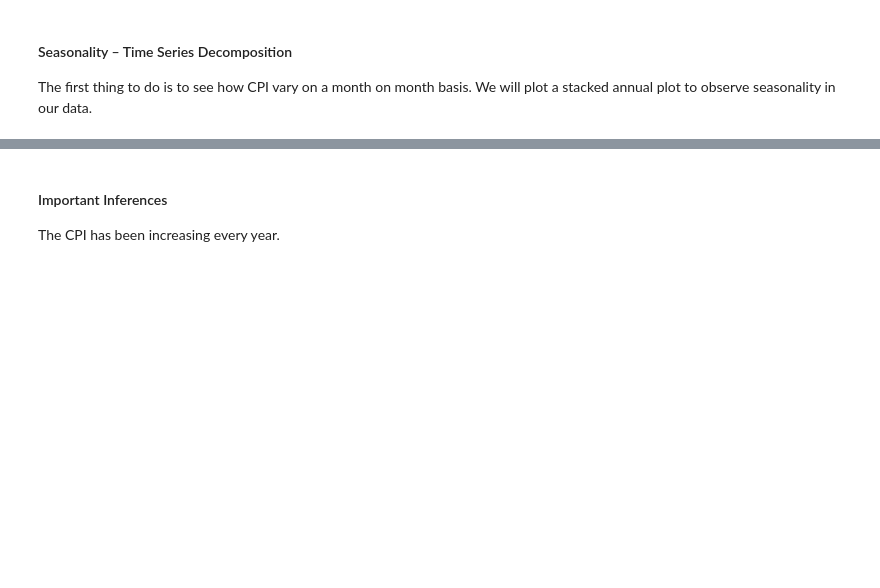
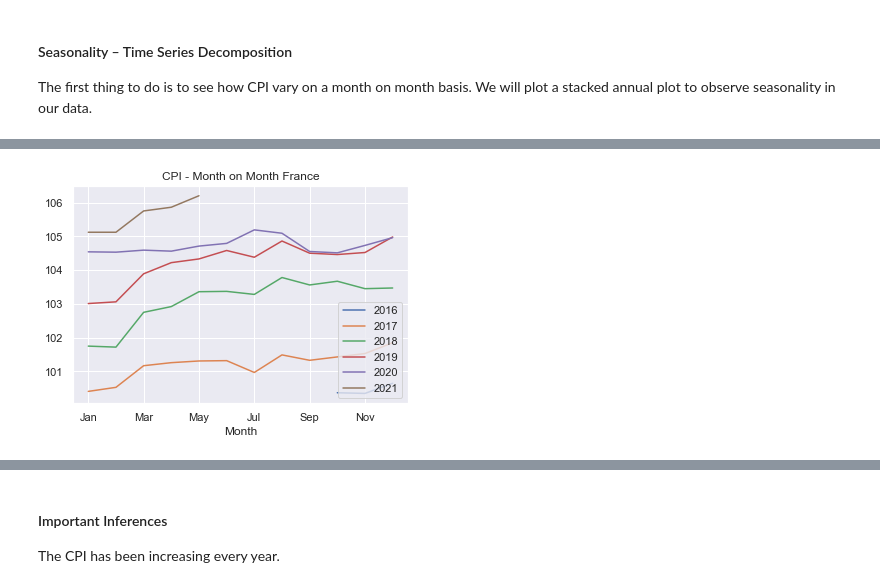
Before and after one commit to tajalahluwalia/data_tools_final_project, a Jupyter notebook: DataScienceToolsFinalProject.ipynb, the cells around one changed output, grey strips where cells are left out. Cells and saved outputs as stored; diff of their text form; code cells hidden in the pictures; blank space fills up the shorter version.

```diff
--- a/DataScienceToolsFinalProject.ipynb
+++ b/DataScienceToolsFinalProject.ipynb
@@ -273,5 +308,5 @@ missingno.matrix(final_df)
 # %%
 # get the list of countries to iterate
-countries = list(set(final_df['Country'].values.tolist()))
+countries = tuple(list(set(final_df['Country'].values.tolist())))
 final_df = final_df.set_index("DATE")
 # %% [markdown]
@@ -289,8 +324,3 @@ def plot_correlation_matrix(corr_mat, country):
                 cbar_kws={"shrink": .5}, ax=ax)
     ax.set_title(('Correlation Matrix for ' + country), fontsize=16)
     sns.set(style="darkgrid")
-
-
-for country in countries:
-    corr_mat = final_df[final_df.Country == country].select_dtypes(include='number').corr()
-    plot_correlation_matrix(corr_mat, country)
@@ -324,7 +371,7 @@ The first thing to do is to see how CPI vary on a month on month basis. We will
 # %%
 import calendar
 
-for country in countries:
+def monthly_plotter(country):
     dates = pd.date_range(start='2016-10-01', freq='MS', periods=len(final_df[final_df.Country == country]))
 
     seasonal_data = final_df[final_df.Country == country].copy()
@@ -351,0 +392,4 @@ for country in countries:
+# %%
+monthly_plotter(countries[0])
+# %% [output]
+[figure, added]
```
Also changed, not shown: parts of 58 cells of this notebook.
